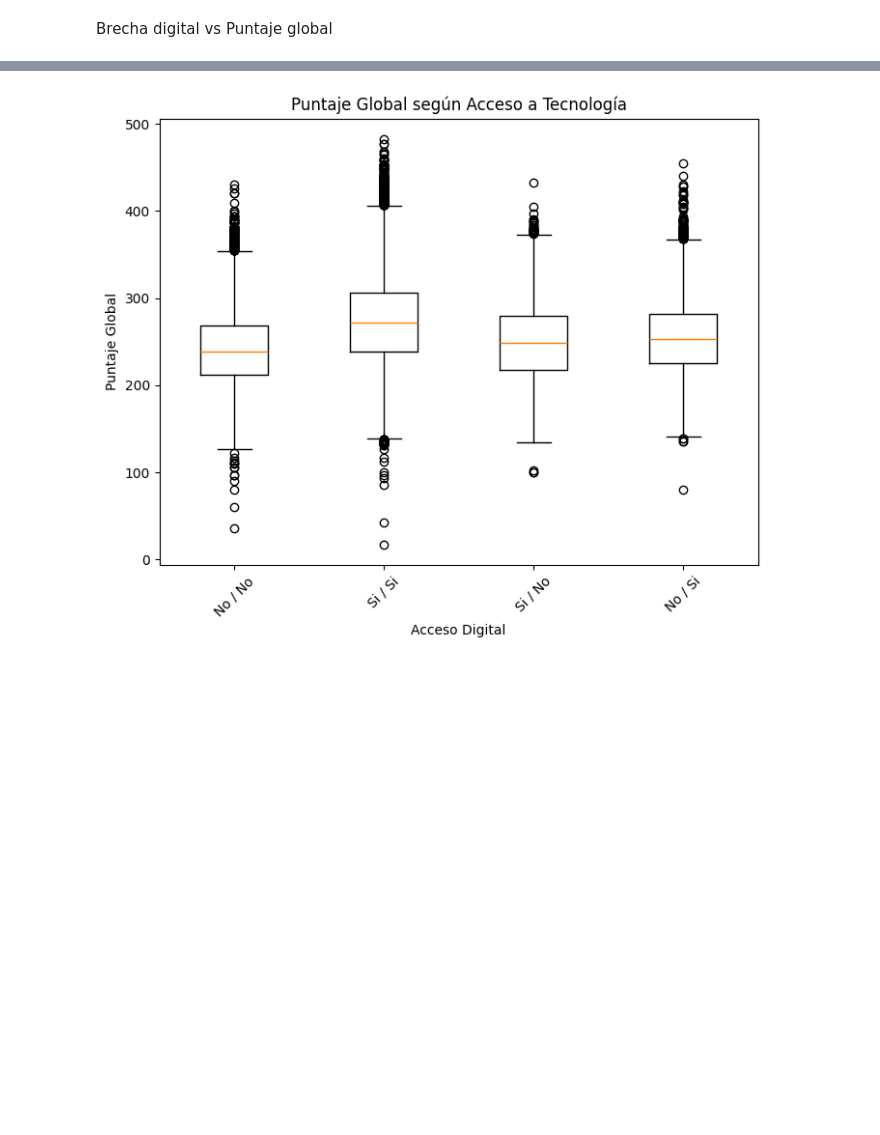
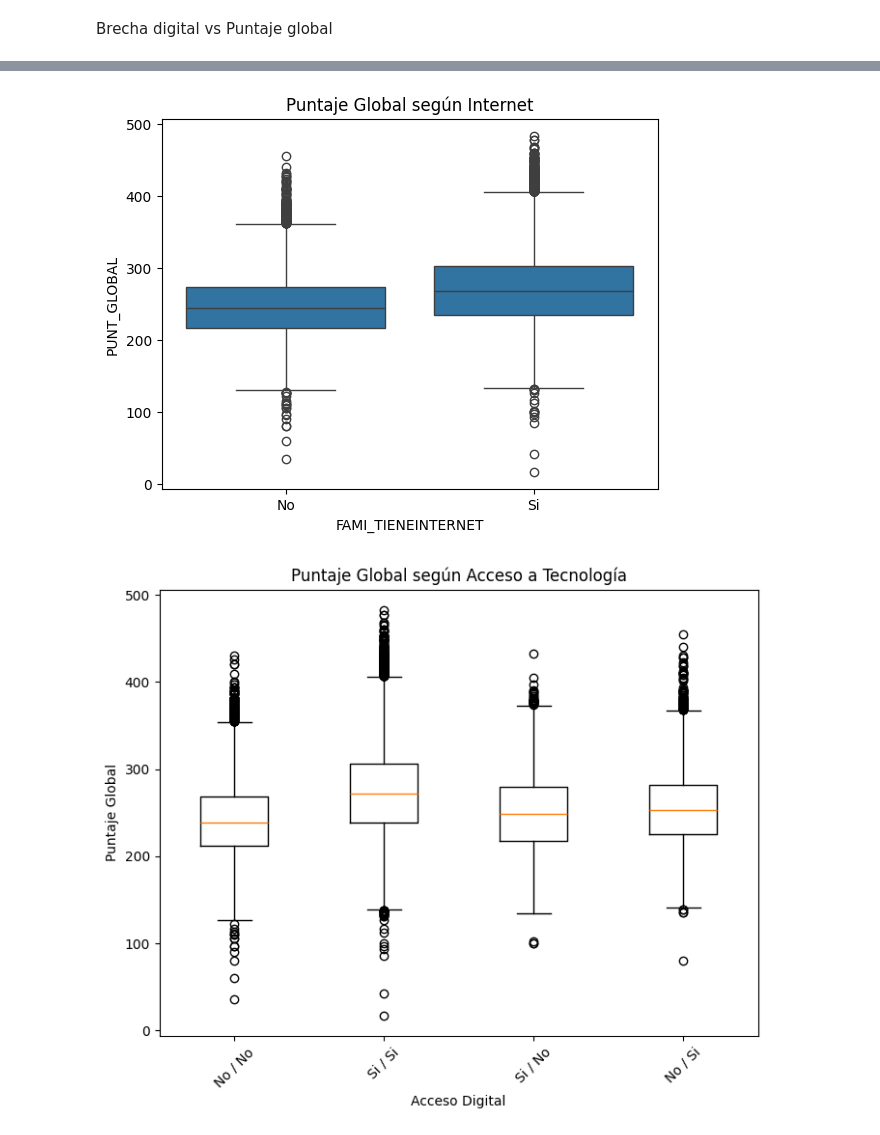
Before and after one commit to isabellagomez2003-sys/Proyecto-1, a Jupyter notebook: pregunta2(Dani).ipynb, the cells around one changed output, grey strips where cells are left out. Saved outputs shown, nothing was run; the diff lists cells and outputs as text; code cells hidden in the pictures; blank space fills up the shorter version.

```diff
--- a/pregunta2(Dani).ipynb
+++ b/pregunta2(Dani).ipynb
@@ -361 +442,8 @@ Name: PUNT_GLOBAL, dtype: float64
+# %%
+plt.figure()
+sns.boxplot(x="FAMI_TIENEINTERNET", y="PUNT_GLOBAL", data=df)
+plt.title("Puntaje Global según Internet")
+plt.show()
+# %% [output]
+[figure, added]
 # %%
```
Also changed, not shown: parts of 17 cells of this notebook.
